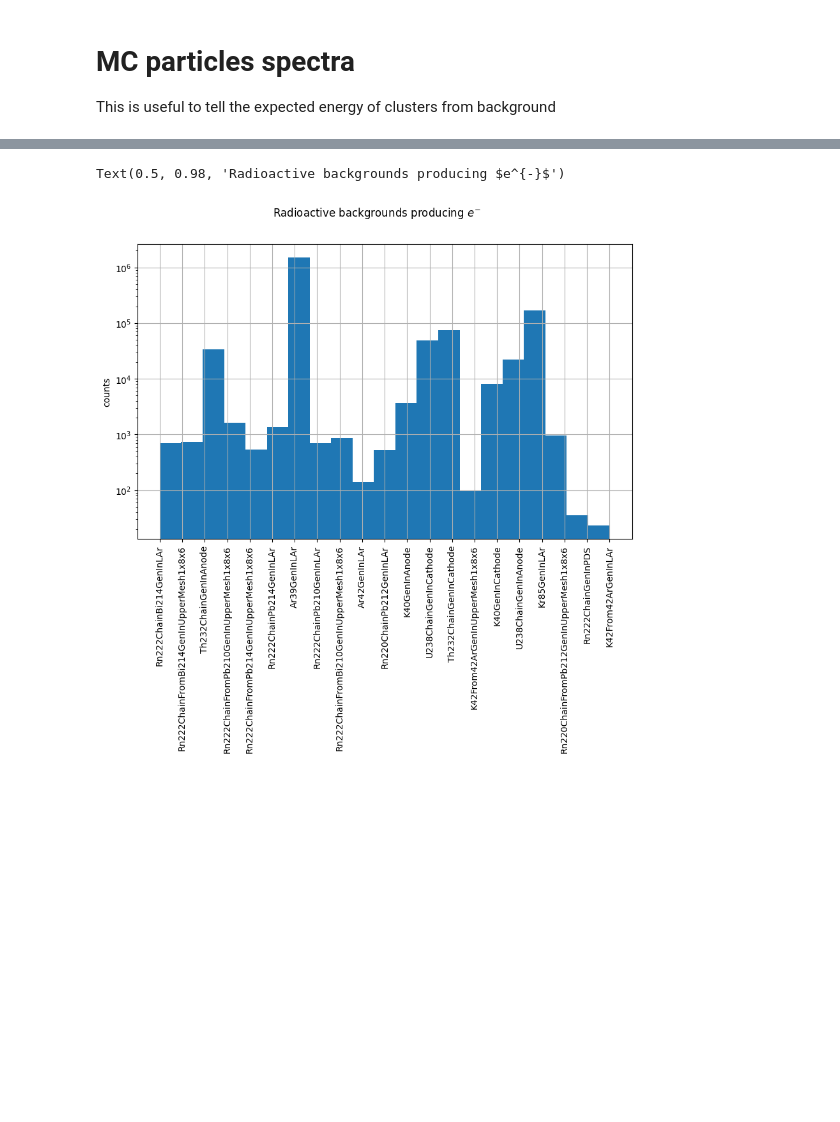
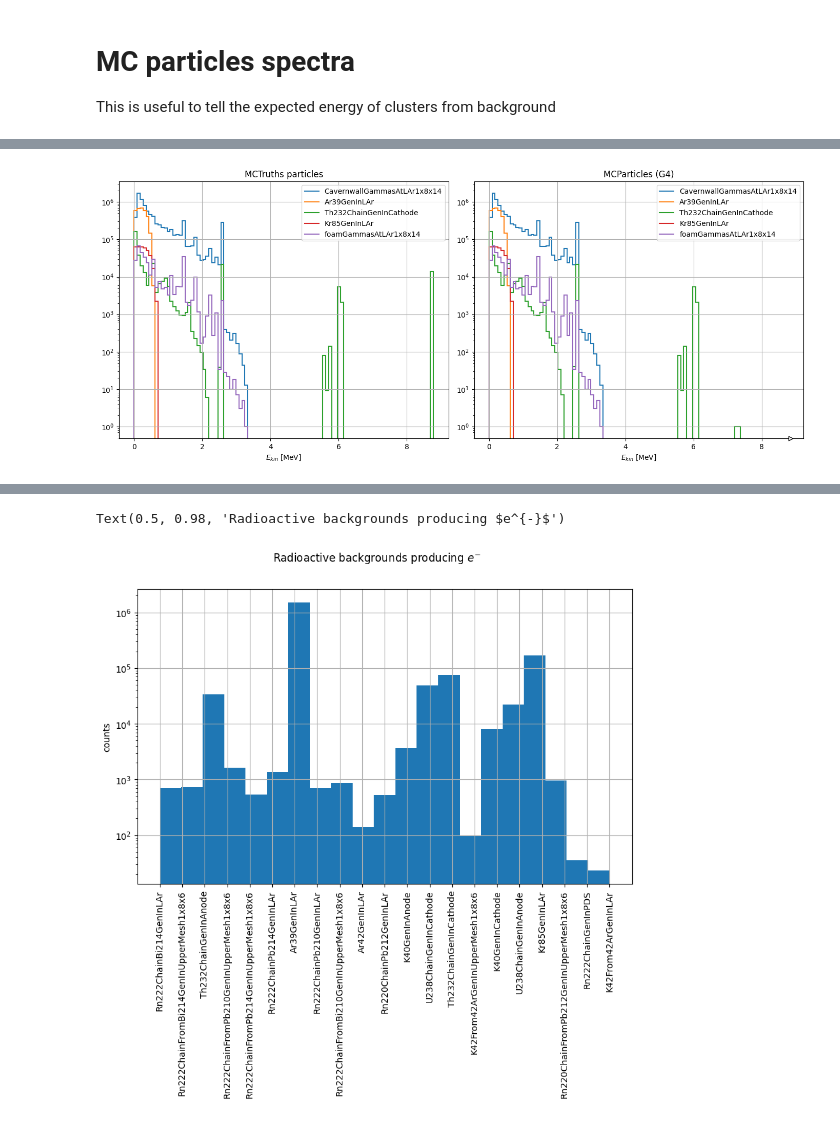
Before and after one commit to alessandrothea/tpvalidator, a Jupyter notebook: notebooks/studies/VDBackgroundMontecarlo_1x8x14.ipynb, the cells around one changed output, grey strips where cells are left out. Saved outputs shown, nothing was run; the diff lists cells and outputs as text; code cells hidden in the pictures; blank space fills up the shorter version.

```diff
--- a/notebooks/studies/VDBackgroundMontecarlo_1x8x14.ipynb
+++ b/notebooks/studies/VDBackgroundMontecarlo_1x8x14.ipynb
@@ -244,0 +184,4 @@ fig.tight_layout()
+# %%
+fig = mcp.plot_ke_spectra_by_generator(n_top=5)
+# %% [output]
+[figure, added]
```
Also changed, not shown: parts of 18 cells of this notebook, 3 other files.
